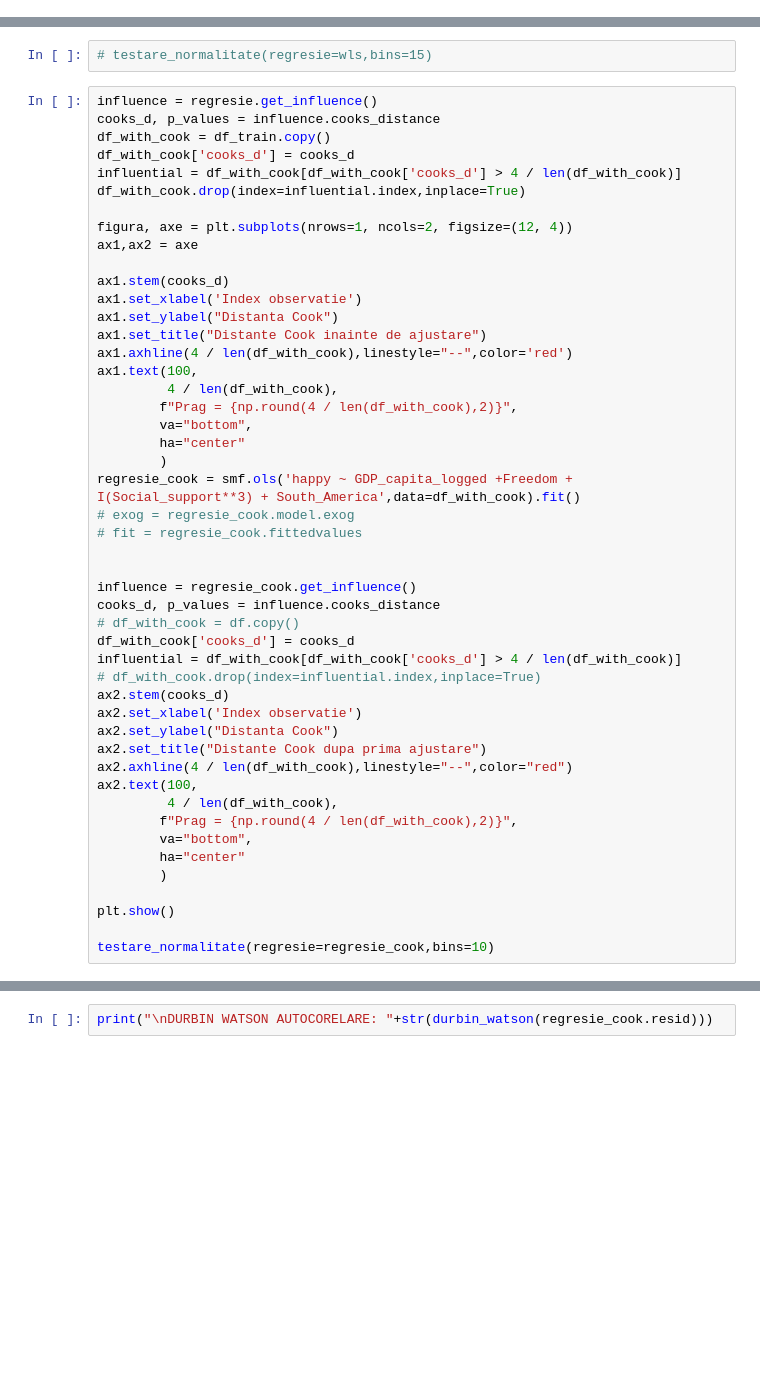
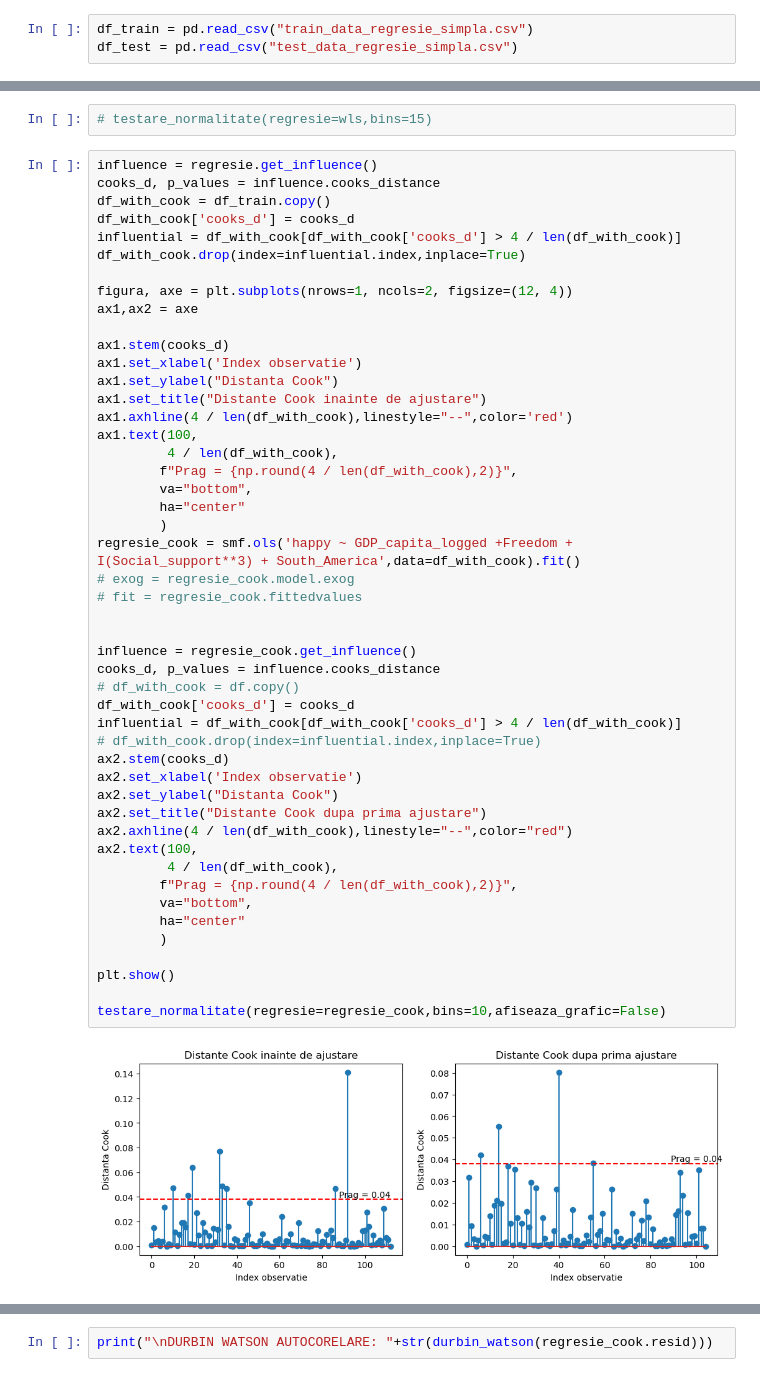
Before and after one commit to srvalex/Econometrie, a Jupyter notebook: Regresie simpla.ipynb, the cells around one changed output, grey strips where cells are left out. Saved outputs shown, nothing was run; the diff lists cells and outputs as text; blank space fills up the shorter version.

Commit message:
Am adaugat o configuratie stabila care sa respecte toate ipotezele. Configuratia de train se afla in fisierul csv train_data_regresie_simpla.csv, iar test data se afla in test_data_regresie_simpla.csv

```diff
--- a/Regresie simpla.ipynb
+++ b/Regresie simpla.ipynb
@@ -562,2 +572,5 @@ print(len(df_train['Region_2'].value_counts(normalize=True)))
+# %%
+df_train = pd.read_csv("train_data_regresie_simpla.csv")
+df_test = pd.read_csv("test_data_regresie_simpla.csv")
 # %%
 regresie = smf.ols('happy ~ GDP_capita_logged +Freedom + I(Social_support**3) + South_America',data=df_train).fit()
@@ -596,31 +621,33 @@ ax1.text(100,
          4 / len(df_with_cook),
         f"Prag = {np.round(4 / len(df_with_cook),2)}",
         va="bottom",
         ha="center"
         )
 regresie_cook = smf.ols('happy ~ GDP_capita_logged +Freedom + I(Social_support**3) + South_America',data=df_with_cook).fit()
 # exog = regresie_cook.model.exog
 # fit = regresie_cook.fittedvalues
 
 
 influence = regresie_cook.get_influence()
 cooks_d, p_values = influence.cooks_distance
 # df_with_cook = df.copy()
 df_with_cook['cooks_d'] = cooks_d
 influential = df_with_cook[df_with_cook['cooks_d'] > 4 / len(df_with_cook)]
 # df_with_cook.drop(index=influential.index,inplace=True)
 ax2.stem(cooks_d)
 ax2.set_xlabel('Index observatie')
 ax2.set_ylabel("Distanta Cook")
 ax2.set_title("Distante Cook dupa prima ajustare")
 ax2.axhline(4 / len(df_with_cook),linestyle="--",color="red")
 ax2.text(100,
          4 / len(df_with_cook),
         f"Prag = {np.round(4 / len(df_with_cook),2)}",
         va="bottom",
         ha="center"
         )
 
 plt.show()
 
-testare_normalitate(regresie=regresie_cook,bins=10)
+testare_normalitate(regresie=regresie_cook,bins=10,afiseaza_grafic=False)
+# %% [output]
+[figure, added]
```
Also changed, not shown: parts of 10 cells of this notebook, 2 other files.
